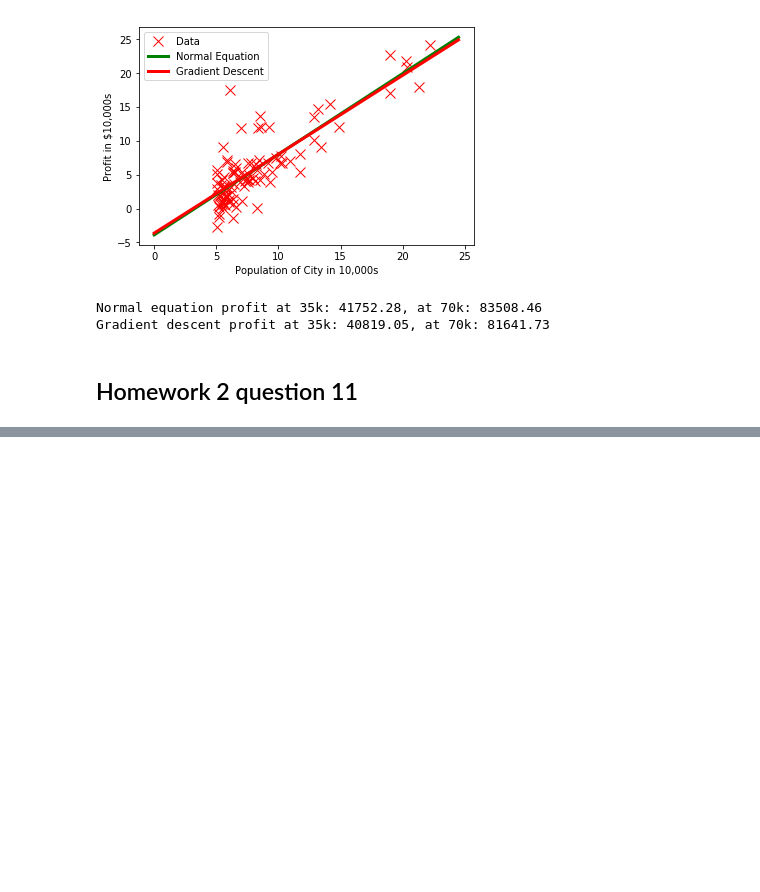
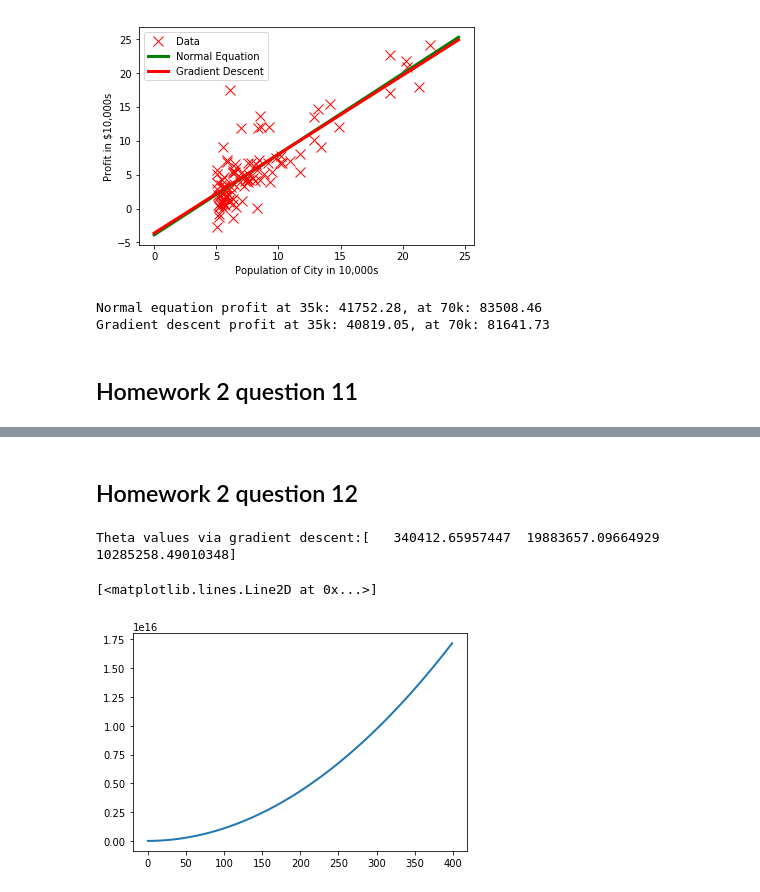
Before and after one commit to kaiwen2times/machine-learning-python, a Jupyter notebook: hw2/hw2.ipynb, the cells around one changed output, grey strips where cells are left out. Cells and saved outputs as stored; diff of their text form; code cells hidden in the pictures; blank space fills up the shorter version.

Commit message:
working on question 12.

```diff
--- a/hw2/hw2.ipynb
+++ b/hw2/hw2.ipynb
@@ -141,0 +160,35 @@ AttributeError: module 'matplotlib.pyplot' has no attribute 'surf'
+# %% [markdown]
+## Homework 2 question 12
+# %%
+# load Data
+data = np.loadtxt('ex1data2.txt', delimiter=',')
+X = data[:,0:2]
+y = data[:,2].reshape((-1,1))
+
+# Scale features and set them to zero mean with std=1
+# Write a function featureNormalize.m which computes
+# the mean and std of X, then returns a normalized version
+# of X, where we substract the mean form each feature,
+# then scale so that std dev = 1
+
+Xnorm = featureNormalize(X)[0]
+
+# add intercept term to X
+bias = np.ones((X.shape[0],1))
+Xdata= np.hstack((bias,Xnorm))
+
+# choose some alpha value
+alpha = 0.01
+num_iters = 400
+
+# init Theta and Run Gradient Descent
+theta = np.zeros(Xdata.shape[1])
+results = gradientDescentMulti(Xdata, y, theta, alpha, num_iters)
+print('Theta values via gradient descent:' + str(results[0]))
+
+# plot J_history
+plt.plot(range(0,400), results[1], markersize=10, linewidth=2)
+# %% [output]
+Theta values via gradient descent:[   340412.65957447  19883657.09664929  10285258.49010348]
+[<matplotlib.lines.Line2D at 0x...>]
+[figure, added]
```
Also changed, not shown: parts of 2 cells of this notebook, 5 other files.
